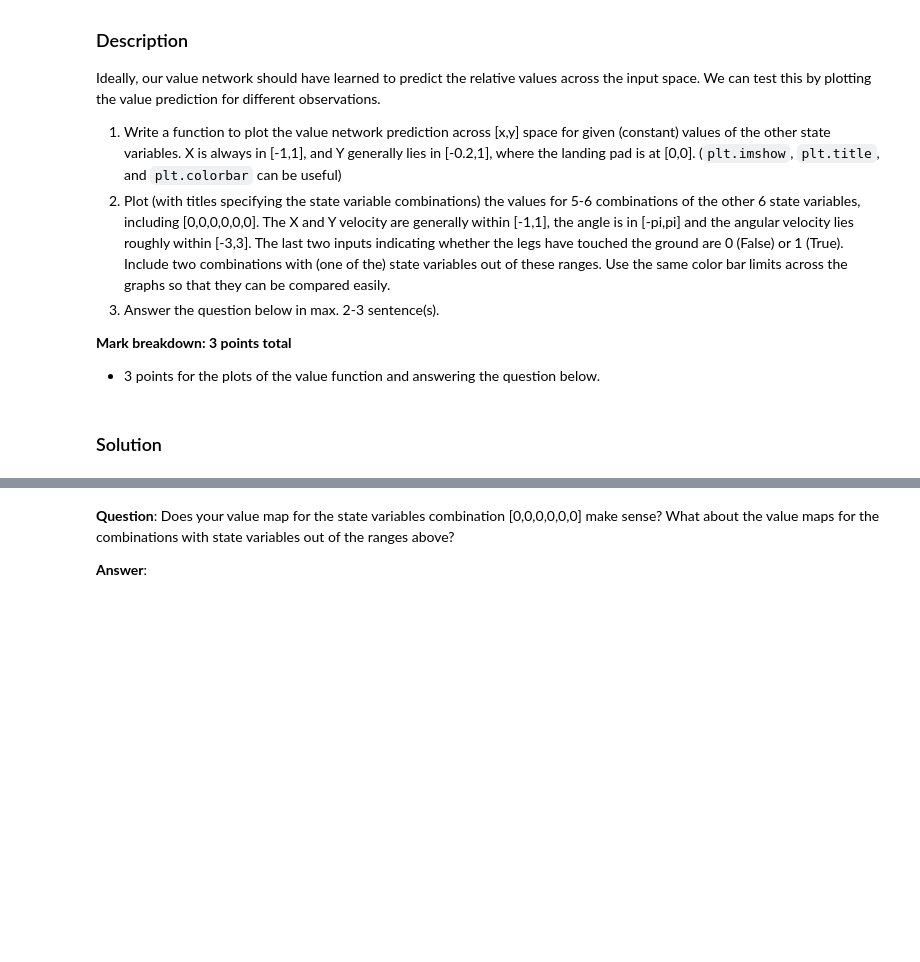
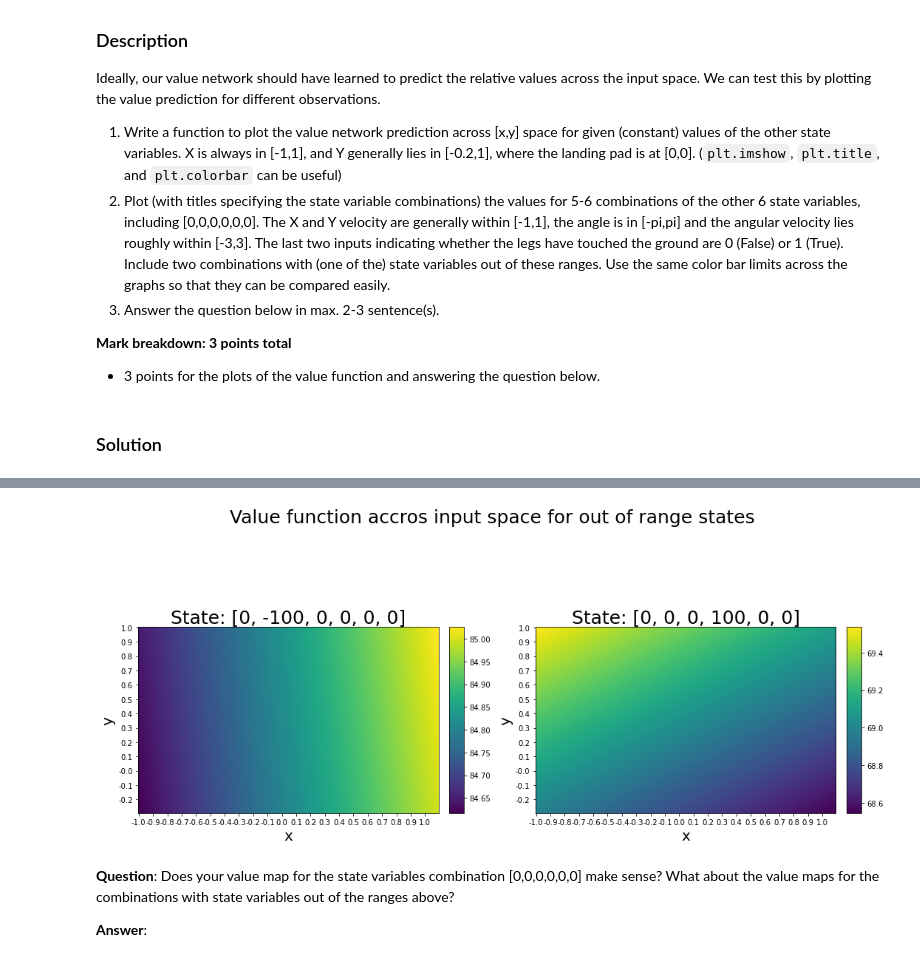
Before and after one commit to sylvainlugeon/rl_project, a Jupyter notebook: miniproject1.ipynb, the cells around one changed output, grey strips where cells are left out. Drawn from its saved outputs; the diff is of its cells as text; code cells hidden in the pictures; blank space fills up the shorter version.

```diff
--- a/miniproject1.ipynb
+++ b/miniproject1.ipynb
@@ -573,2 +575,12 @@ plt.show()
+# %%
+fig, axes = plt.subplots(1, 2, figsize=(15, 8))
+fig.suptitle("Value function accros input space for out of range states", fontsize=25)
+for ax, state in zip(axes.flatten(), invalid_states):
+    plot(x,y,state,f,ax)
+fig.tight_layout()
+plt.subplots_adjust(top=0.95)
+plt.show()
+# %% [output]
+[figure, added]
 # %%
 def plot(x, y, state, value_function, ax):
```
Also changed, not shown: parts of 11 cells of this notebook.
